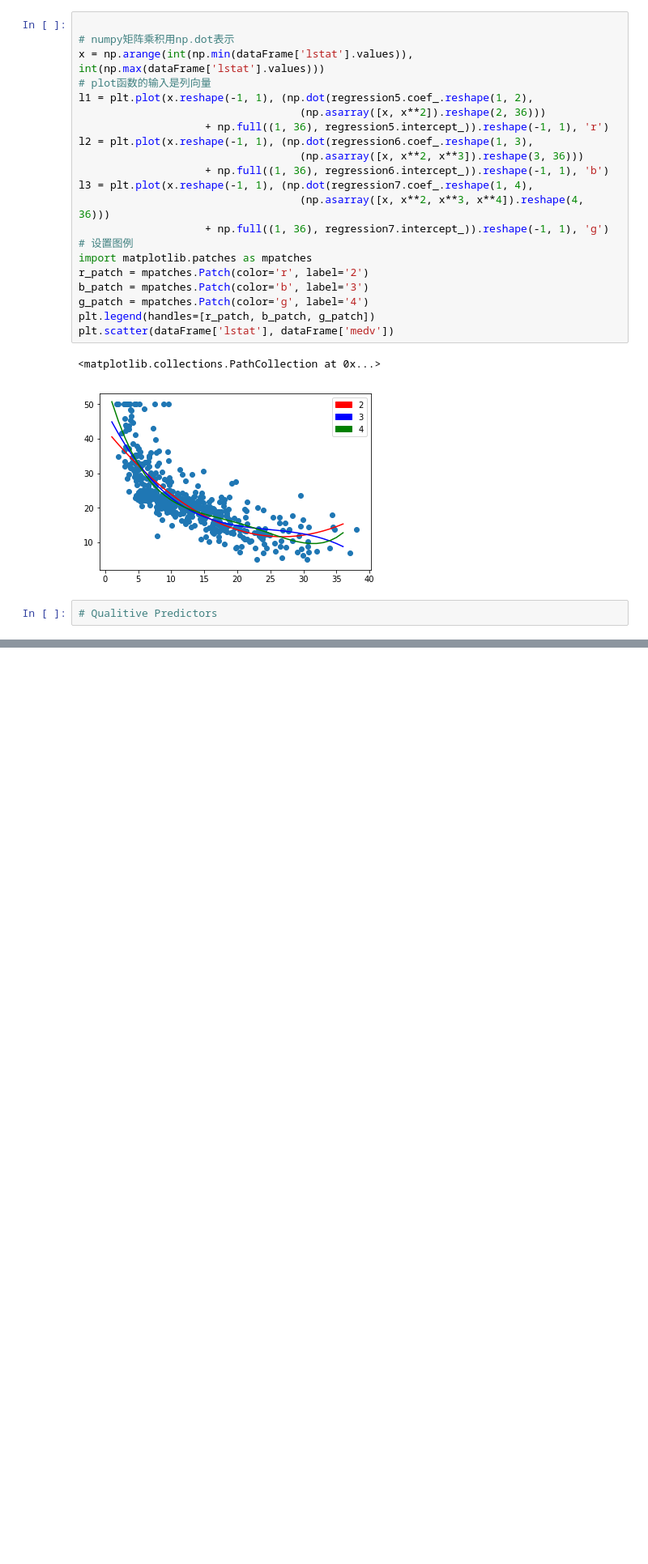
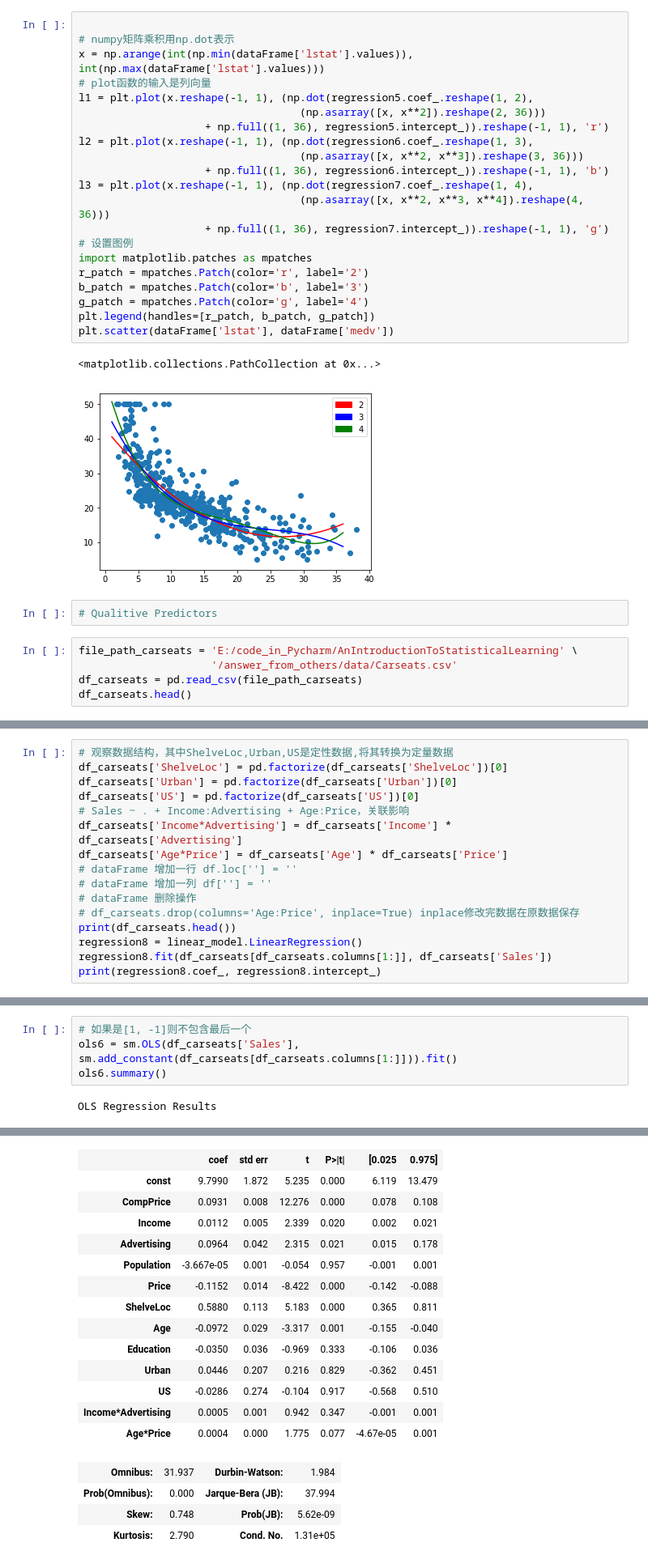
Before and after one commit to sidens1996/AnIntroductionToStatisticalLearning, a Jupyter notebook: ch3 linear regression/ch3.ipynb, the cells around one changed output, grey strips where cells are left out. Shown at 81% size. Cells and saved outputs as stored; diff of their text form; blank space fills up the shorter version.

```diff
--- a/ch3 linear regression/ch3.ipynb
+++ b/ch3 linear regression/ch3.ipynb
@@ -276,3 +276,8 @@ plt.scatter(dataFrame['lstat'], dataFrame['medv'])
 [figure]
 # %%
 # Qualitive Predictors
+# %%
+file_path_carseats = 'E:/code_in_Pycharm/AnIntroductionToStatisticalLearning' \
+                     '/answer_from_others/data/Carseats.csv'
+df_carseats = pd.read_csv(file_path_carseats)
+df_carseats.head()
@@ -278,0 +291,16 @@ plt.scatter(dataFrame['lstat'], dataFrame['medv'])
+# %%
+# 观察数据结构，其中ShelveLoc,Urban,US是定性数据,将其转换为定量数据
+df_carseats['ShelveLoc'] = pd.factorize(df_carseats['ShelveLoc'])[0]
+df_carseats['Urban'] = pd.factorize(df_carseats['Urban'])[0]
+df_carseats['US'] = pd.factorize(df_carseats['US'])[0]
+# Sales ~ . + Income:Advertising + Age:Price，关联影响
+df_carseats['Income*Advertising'] = df_carseats['Income'] * df_carseats['Advertising']
+df_carseats['Age*Price'] = df_carseats['Age'] * df_carseats['Price']
+# dataFrame 增加一行 df.loc[''] = ''
+# dataFrame 增加一列 df[''] = ''
+# dataFrame 删除操作
+# df_carseats.drop(columns='Age:Price', inplace=True) inplace修改完数据在原数据保存
+print(df_carseats.head())
+regression8 = linear_model.LinearRegression()
+regression8.fit(df_carseats[df_carseats.columns[1:]], df_carseats['Sales'])
+print(regression8.coef_, regression8.intercept_)
@@ -278,0 +324,6 @@ plt.scatter(dataFrame['lstat'], dataFrame['medv'])
+# %%
+# 如果是[1, -1]则不包含最后一个
+ols6 = sm.OLS(df_carseats['Sales'], sm.add_constant(df_carseats[df_carseats.columns[1:]])).fit()
+ols6.summary()
+# %% [output]
+OLS Regression Results
@@ -278,0 +339,18 @@ plt.scatter(dataFrame['lstat'], dataFrame['medv'])
+|  | coef | std err | t | P>|t| | [0.025 | 0.975] |
+| const | 9.7990 | 1.872 | 5.235 | 0.000 | 6.119 | 13.479 |
+| CompPrice | 0.0931 | 0.008 | 12.276 | 0.000 | 0.078 | 0.108 |
+| Income | 0.0112 | 0.005 | 2.339 | 0.020 | 0.002 | 0.021 |
+| Advertising | 0.0964 | 0.042 | 2.315 | 0.021 | 0.015 | 0.178 |
+| Population | -3.667e-05 | 0.001 | -0.054 | 0.957 | -0.001 | 0.001 |
+| Price | -0.1152 | 0.014 | -8.422 | 0.000 | -0.142 | -0.088 |
+| ShelveLoc | 0.5880 | 0.113 | 5.183 | 0.000 | 0.365 | 0.811 |
+| Age | -0.0972 | 0.029 | -3.317 | 0.001 | -0.155 | -0.040 |
+| Education | -0.0350 | 0.036 | -0.969 | 0.333 | -0.106 | 0.036 |
+| Urban | 0.0446 | 0.207 | 0.216 | 0.829 | -0.362 | 0.451 |
+| US | -0.0286 | 0.274 | -0.104 | 0.917 | -0.568 | 0.510 |
+| Income*Advertising | 0.0005 | 0.001 | 0.942 | 0.347 | -0.001 | 0.001 |
+| Age*Price | 0.0004 | 0.000 | 1.775 | 0.077 | -4.67e-05 | 0.001 |
+| Omnibus: | 31.937 | Durbin-Watson: | 1.984 |
+| Prob(Omnibus): | 0.000 | Jarque-Bera (JB): | 37.994 |
+| Skew: | 0.748 | Prob(JB): | 5.62e-09 |
+| Kurtosis: | 2.790 | Cond. No. | 1.31e+05 |
```
Also changed, not shown: parts of 3 cells of this notebook.
